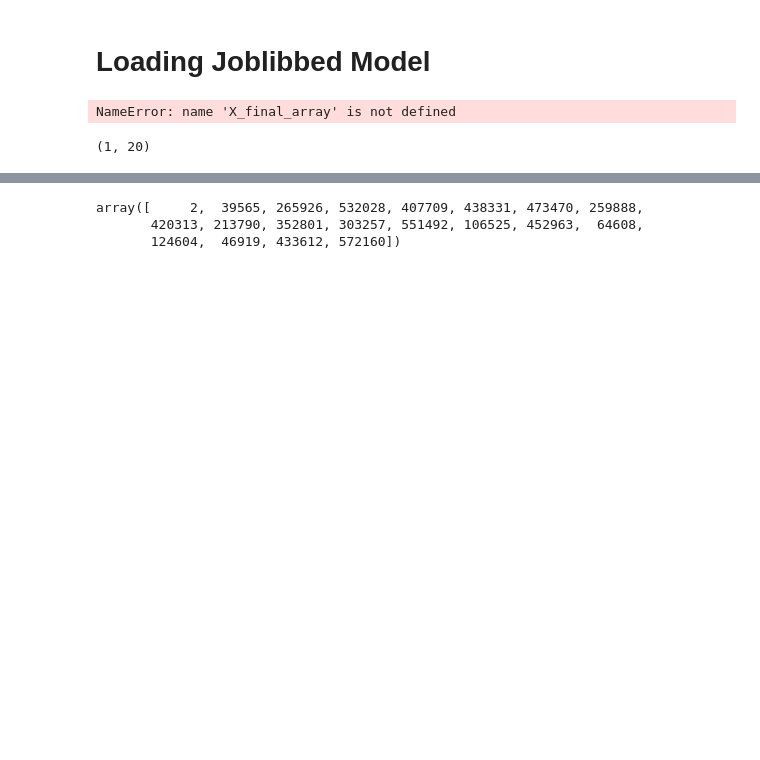
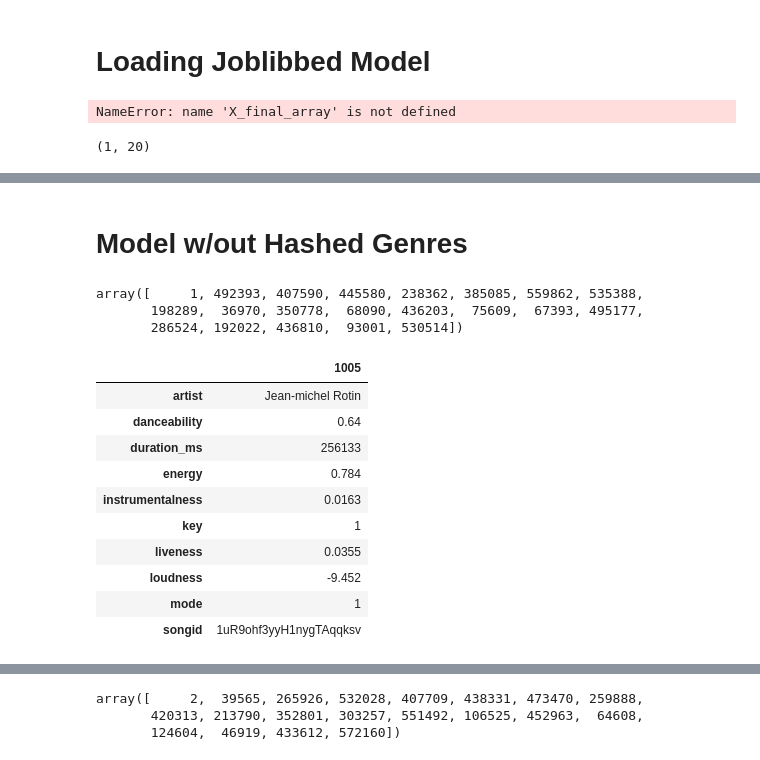
Before and after one commit to BloomTech-Labs/Music-Meteorologist-ds, a Jupyter notebook: model_notebooks/knn_model_v4_genre_embeddings.ipynb, the cells around one changed output, grey strips where cells are left out. Saved outputs shown, nothing was run; the diff lists cells and outputs as text; code cells hidden in the pictures; blank space fills up the shorter version.

Commit message:
updating for patch / genre encoding exploration

```diff
--- a/model_notebooks/knn_model_v4_genre_embeddings.ipynb
+++ b/model_notebooks/knn_model_v4_genre_embeddings.ipynb
@@ -180,0 +231,2 @@ knn_results1.shape
+# %% [markdown]
+# Model w/out Hashed Genres
@@ -180,0 +242,20 @@ knn_results1.shape
+# %%
+knn_results2[0]
+# %% [output]
+array([     1, 492393, 407590, 445580, 238362, 385085, 559862, 535388,
+       198289,  36970, 350778,  68090, 436203,  75609,  67393, 495177,
+       286524, 192022, 436810,  93001, 530514])
+# %%
+pd.DataFrame(song_list.loc[1005][1:11])
+# %% [output]
+|  | 1005 |
+| artist | Jean-michel Rotin |
+| danceability | 0.64 |
+| duration_ms | 256133 |
+| energy | 0.784 |
+| instrumentalness | 0.0163 |
+| key | 1 |
+| liveness | 0.0355 |
+| loudness | -9.452 |
+| mode | 1 |
+| songid | 1uR9ohf3yyH1nygTAqqksv |
```
Also changed, not shown: parts of 8 cells of this notebook, 6 other files.
